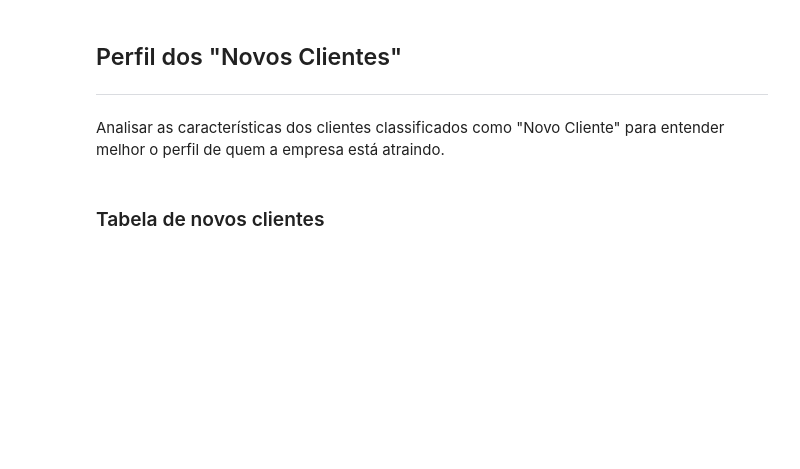
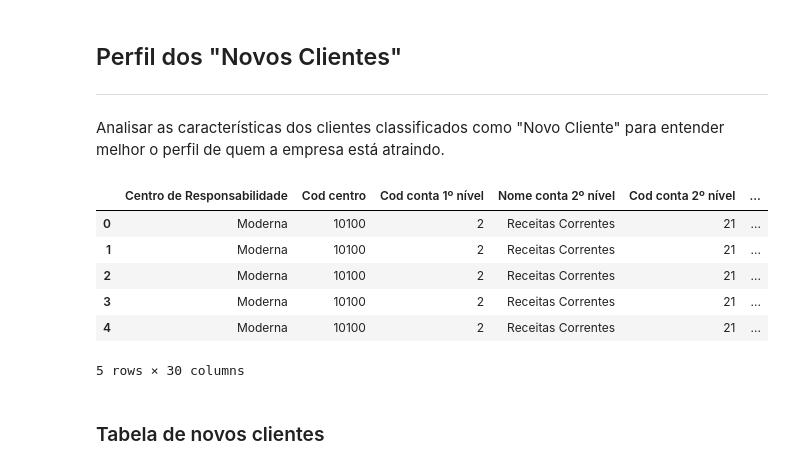
Before and after one commit to leonardomenesesdev/analise-dados, a Jupyter notebook: mercado/perfil_novos_clientes.ipynb, the cells around one changed output. Saved outputs shown, nothing was run; the diff lists cells and outputs as text; code cells hidden in the pictures; blank space fills up the shorter version.

Commit message:
feat: perfil de novos clientes e principais motivos

```diff
--- a/mercado/perfil_novos_clientes.ipynb
+++ b/mercado/perfil_novos_clientes.ipynb
@@ -5,7 +5,16 @@
 # %%
 import pandas as pd
 import matplotlib.pyplot as plt
 df_clientes = pd.read_excel('mercado.xlsx')
+df_clientes.head()
+# %% [output]
+|  | Centro de Responsabilidade | Cod centro | Cod conta 1º nível | Nome conta 2º nível | Cod conta 2º nível | ... |
+| 0 | Moderna | 10100 | 2 | Receitas Correntes | 21 | ... |
+| 1 | Moderna | 10100 | 2 | Receitas Correntes | 21 | ... |
+| 2 | Moderna | 10100 | 2 | Receitas Correntes | 21 | ... |
+| 3 | Moderna | 10100 | 2 | Receitas Correntes | 21 | ... |
+| 4 | Moderna | 10100 | 2 | Receitas Correntes | 21 | ... |
+5 rows × 30 columns
 # %% [markdown]
 ### Tabela de novos clientes
 # %%
```
Also changed, not shown: 2 other files.
